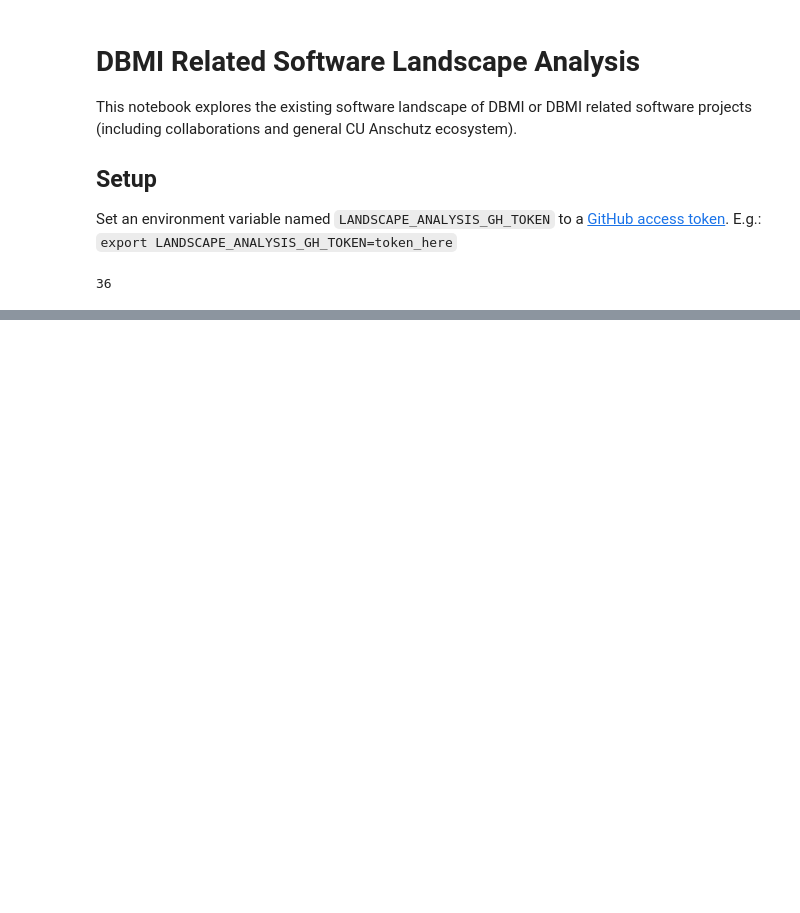
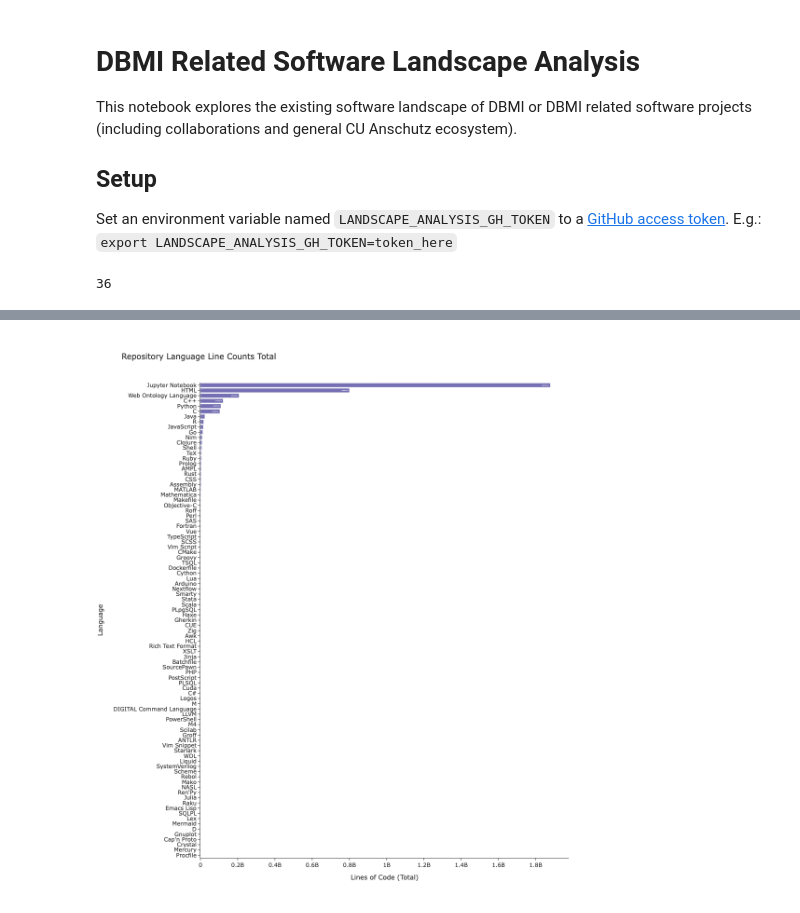
Before and after one commit to CU-DBMI/set-effort-analysis, a Jupyter notebook: set_effort_analysis/dbmi-related-software-landscape.ipynb, the cells around one changed output, grey strips where cells are left out. Cells and saved outputs as stored; diff of their text form; code cells hidden in the pictures; blank space fills up the shorter version.

```diff
--- a/set_effort_analysis/dbmi-related-software-landscape.ipynb
+++ b/set_effort_analysis/dbmi-related-software-landscape.ipynb
@@ -215,29 +288,31 @@ df_total_language_line_counts
 # %%
 # Create a horizontal bar chart for language line count totals
 fig_languages = px.bar(
     data_frame=df_total_language_line_counts.sort_values(by="line_count"),
     title=f"Repository Language Line Counts Total",
     y="language",
     x="line_count",
     color_discrete_sequence=[color_seq[2]],
     text="line_count",
     orientation="h",
     width=1200,
-    height=700,
+    height=1200,
 )
 
 # Customize layout to display count labels properly
 fig_languages.update_traces(
     texttemplate="%{text}",
     textposition="inside",
 )
 fig_languages.update_layout(
     xaxis_title="Lines of Code (Total)",
     yaxis_title="Language",
     # ensure all y axis labels appear
     yaxis=dict(
         tickmode="array",
         tickvals=df_total_language_line_counts["language"].tolist(),
         ticktext=df_total_language_line_counts["language"].tolist(),
     ),
 )
+# %% [output]
+[figure, added]
```
Also changed, not shown: parts of 6 cells of this notebook, 1 other file.
